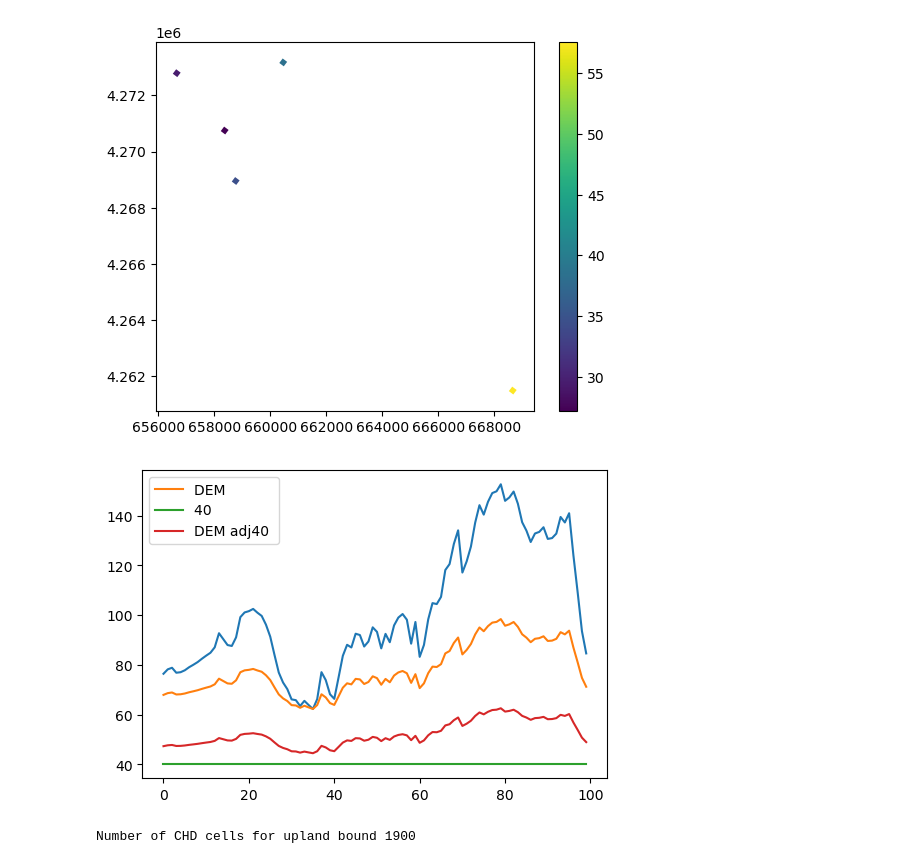
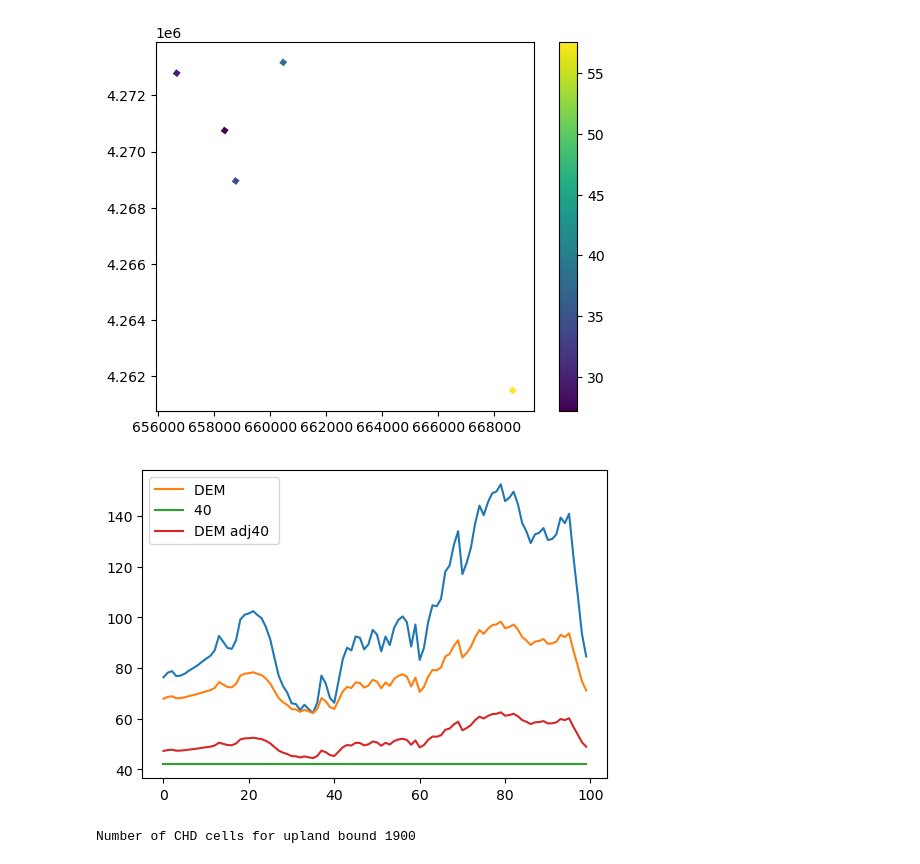
Before and after one commit to andrewcalderwood/CosumnesRiverRecharge, a Jupyter notebook: modflow_development/Regional/Historical simple geology.ipynb, the cells around one changed output. Cells and saved outputs as stored; diff of their text form; code cells hidden in the pictures.

```diff
--- a/modflow_development/Regional/Historical simple geology.ipynb
+++ b/modflow_development/Regional/Historical simple geology.ipynb
@@ -153,6 +154,9 @@ list(m_domain.geometry.values[0].exterior.coords)
 ## Individual Users may change loadpath
 The default loadpath is set to an existing external hard drive for Andrew as F://
 If the script doesn't find an external harddrive F:// then it will default to the C:// Drive in WRDAPP
+# %%
+# scenario='reconnection'
+scenario='no_reconnection'
 # %%
 ext_dir = 'F:/WRDAPP'
 c_dir = 'C:/WRDAPP'
@@ -164,3 +168,5 @@ elif os.path.exists(c_dir):
 
 loadpth = loadpth +'/GWFlowModel/Cosumnes/Regional/'
 model_ws = loadpth+'historical_simple_geology'
+if scenario=='reconnection':
+    model_ws +='_'+scenario
@@ -317,7 +326,7 @@ for i in np.arange(num_leveling_layers-1,0,-1):
     botm[i-1,:,:] = botm[i,:,:] + leveling_layer_thickness
 
 # Create TPROGS layers from top down
-for i in np.arange(num_leveling_layers, num_leveling_layers + num_tprogs):
+for i in np.arange(num_leveling_layers, num_leveling_layers + nlay_tprogs):
     botm[i,:,:] = botm[i-1,:,:] -tprog_thick
 
 # Thickness to give to bottom layers below the TPROGS layers just to provide adequate spacing,
@@ -1172,10 +1333,6 @@ Text(0.5, 0, 'Reach')
 # sfr.reach_data.strhc1 = soilKs_array[sfr.reach_data.i, sfr.reach_data.j]*scalingfactors.RIV
 # set hydraulic conductivity smaller than aquifer hydraulic conductivity to limit interaction
 # and ease the numerical stress
-sfr.reach_data.strhc1 = sfr_K
+# sfr.reach_data.strhc1 = sfr_K
 # or use VKA scaled back for gravel/sand
-sfr.reach_data.strhc1 = seep_vka[0,sfr.reach_data.i, sfr.reach_data.j]
-
-# calibration of the whole river now by scaling conductivity
-m.sfr.reach_data.strhc1 = m.sfr.reach_data.strhc1
-# next step is to break river up into reaches based on the grain size analysis or perhaps just by stream segment
+# sfr.reach_data.strhc1 = seep_vka[sfr.reach_data.k, sfr.reach_data.i, sfr.reach_data.j]
@@ -1548,30 +1892,30 @@ hill_grid.plot('gwe',legend=True)
 # %%
 # Determine which layer the specified head cell is in
 # since the if statement only checks whether the first layer is greater than the streambed elevation,
 # otherwise it would be less than and zero (most should be in layer 0)
 
 fig,ax=plt.subplots( figsize=(6,4))
 ax.plot(dem_data[:,ncol-1])
 
 chd_lay = np.zeros(nrow)
 
 head = dem_data[:,ncol-1]
 headmin = np.min(head)
 ch_weight = 0.6
 chd_vals = head*(1-ch_weight)+headmin*ch_weight
 ax.plot(chd_vals,label='DEM ')
 
 ch_weight = 0.8
-chd_vals = np.full(dem_data[:,ncol-1].shape,40)
+chd_vals = np.full(dem_data[:,ncol-1].shape,42)
 ax.plot(chd_vals,label='40 ')
 
 chd_vals = head*(1-ch_weight)+40*ch_weight
 ax.plot(chd_vals,label='DEM adj40 ')
 plt.legend()
 
 chd_lay2 = get_layer_from_elev(chd_vals, botm[:, :, -1], m.dis.nlay)
 # %% [output]
-[figure, old version]
+[figure, new version]
 # %%
 # layer (int), row (int), column (int), shead (float), ehead (float) shead is the head at the
 # start of the stress period, and ehead is the head at the end of the stress period
```
Also changed, not shown: parts of 163 cells of this notebook, 6 other files.
